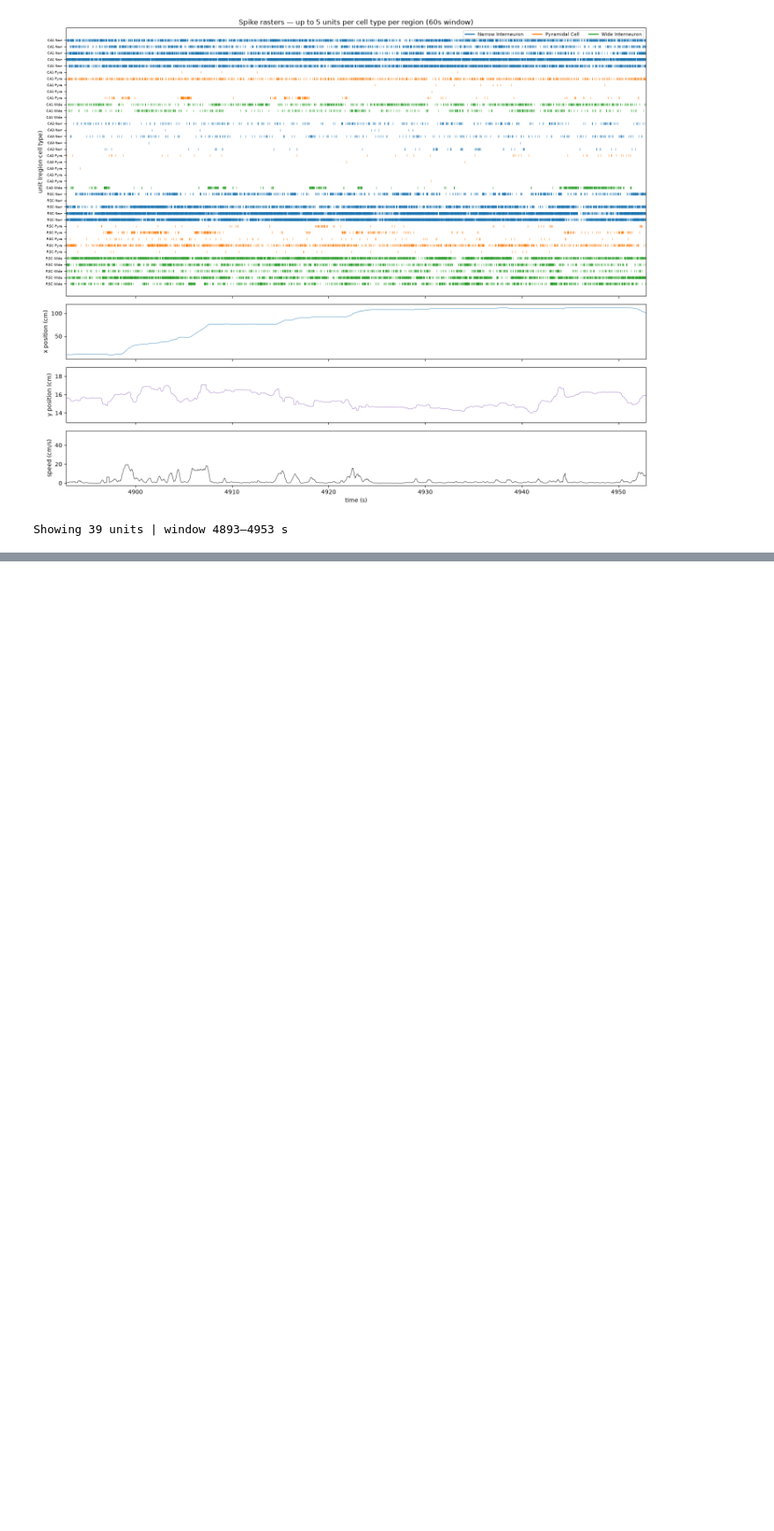
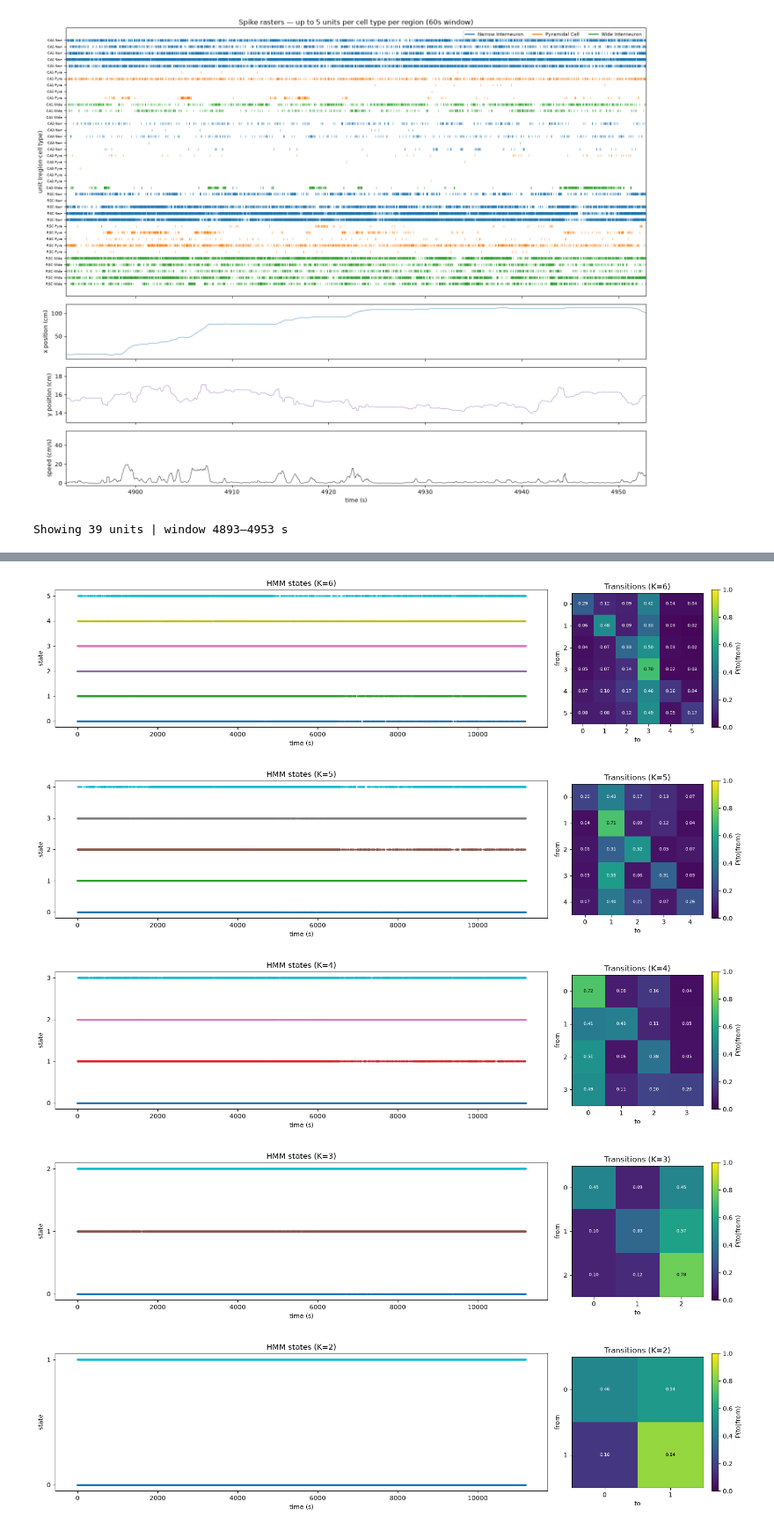
Before and after one commit to AngCamp/CumulantDynamicsGuiltByAssociation, a Jupyter notebook: test_GonzalezHpSpatialNavTask_dandiset.ipynb, the cells around one changed output, grey strips where cells are left out. Shown at 88% size. Cells and saved outputs as stored; diff of their text form; code cells hidden in the pictures; blank space fills up the shorter version.

```diff
--- a/test_GonzalezHpSpatialNavTask_dandiset.ipynb
+++ b/test_GonzalezHpSpatialNavTask_dandiset.ipynb
@@ -409,0 +583,25 @@ KeyboardInterrupt:
+# %%
+for n_states in sorted(hp_spatial_hmm_models, reverse=True):
+    hmm = hp_spatial_hmm_models[n_states]
+    seq = hmm.predict(spike_matrix_z)
+    T = hmm.transmat_
+
+    fig, axes = plt.subplots(1, 2, figsize=(16, 4), gridspec_kw={"width_ratios": [3, 1]})
+    axes[0].scatter(bin_times_s, seq, c=seq, cmap="tab10", s=2, marker="s")
+    axes[0].set(xlabel="time (s)", ylabel="state", yticks=range(n_states),
+                title=f"HMM states (K={n_states})")
+    im = axes[1].imshow(T, cmap="viridis", vmin=0, vmax=1)
+    axes[1].set(xlabel="to", ylabel="from", xticks=range(n_states),
+                yticks=range(n_states), title=f"Transitions (K={n_states})")
+    for i in range(n_states):
+        for j in range(n_states):
+            axes[1].text(j, i, f"{T[i,j]:.2f}", ha="center", va="center",
+                         color="w" if T[i,j] < 0.6 else "k", fontsize=7)
+    fig.colorbar(im, ax=axes[1], label="P(to|from)")
+    plt.tight_layout(); plt.show()
+# %% [output]
+[figure, added]
+[figure, added]
+[figure, added]
+[figure, added]
+[figure, added]
```
Also changed, not shown: parts of 8 cells of this notebook.
